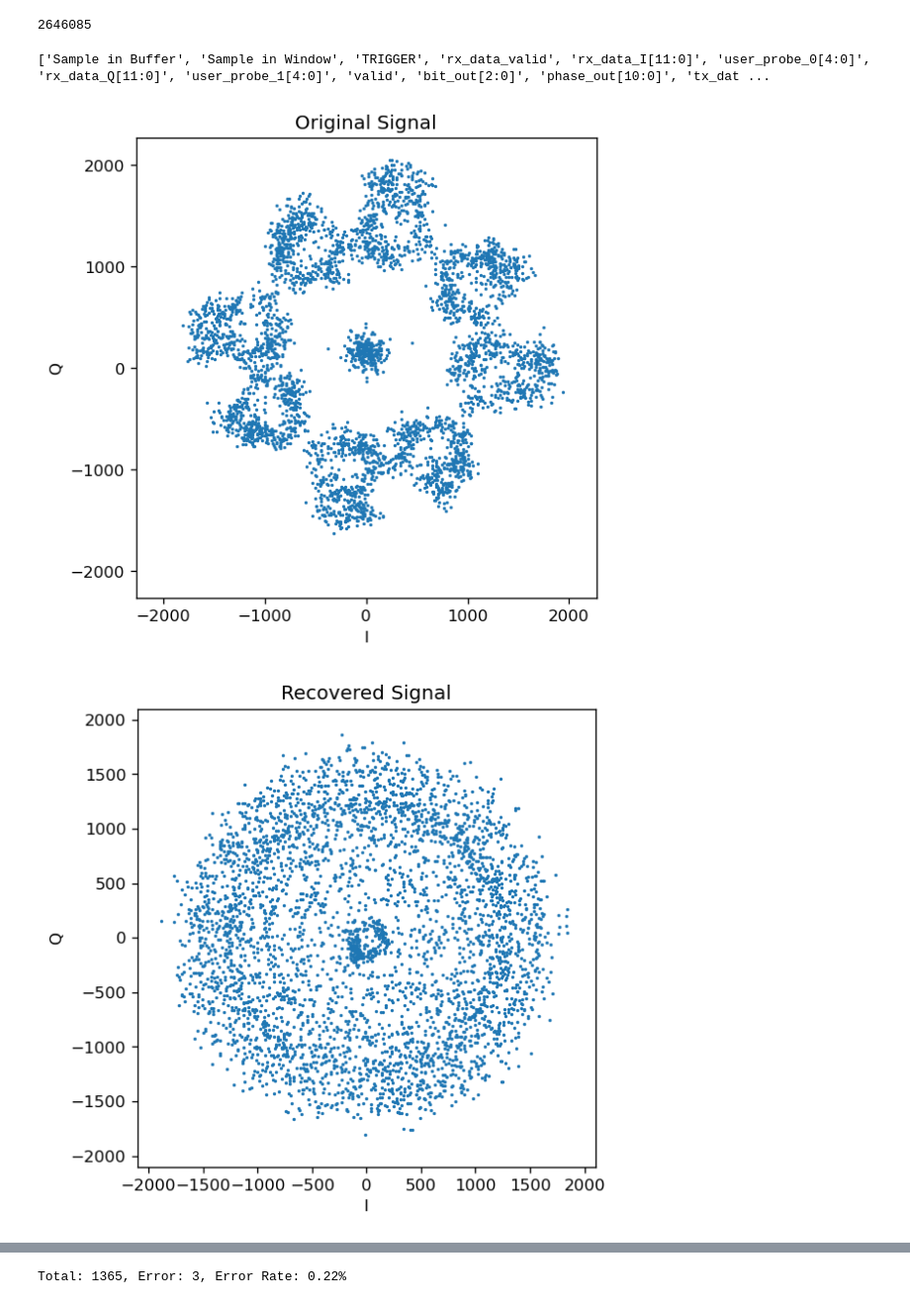
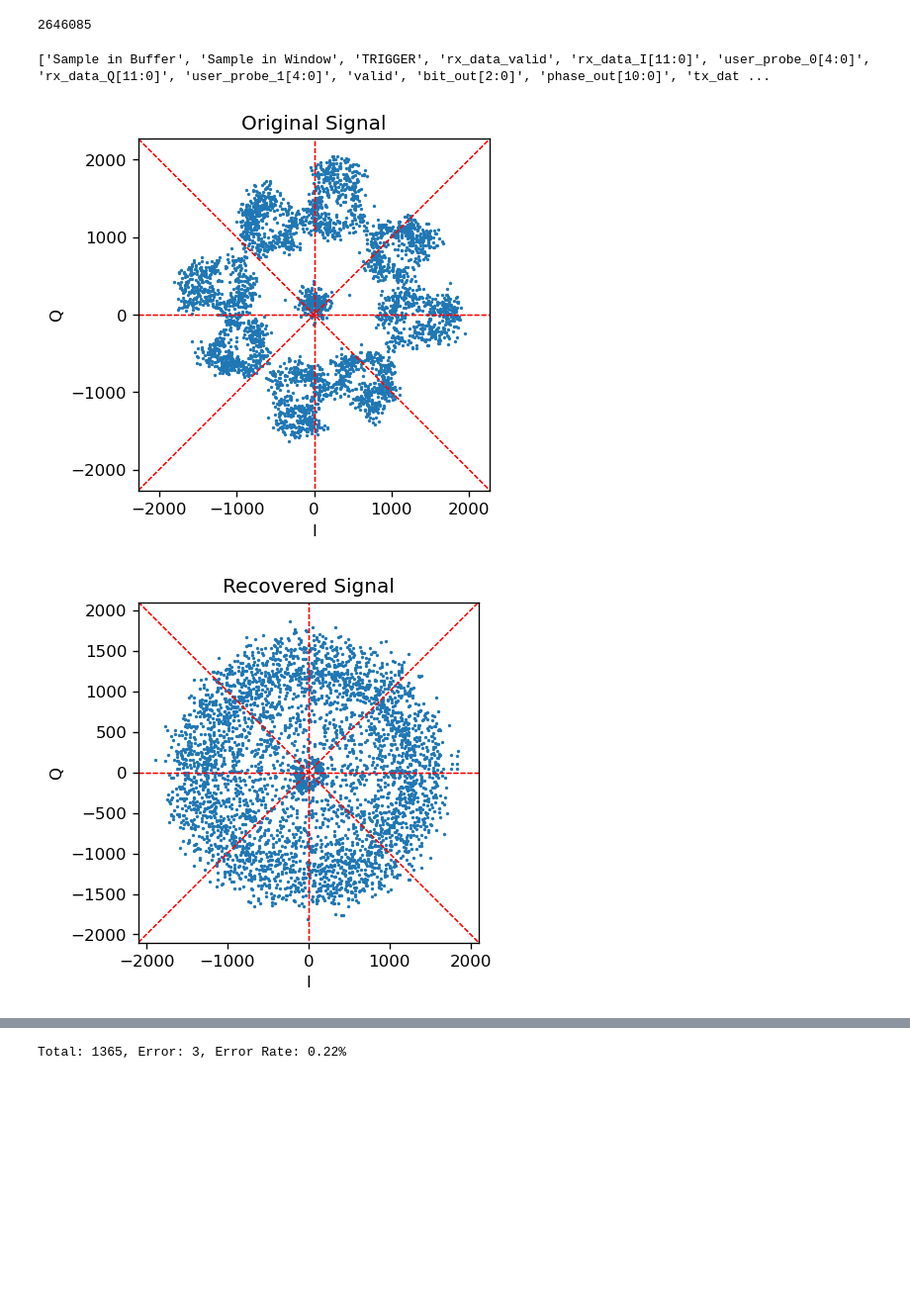
Before and after one commit to dasdasd12/gowin_ad9361, a Jupyter notebook: demod/数据生成与处理.ipynb, the cells around one changed output, grey strips where cells are left out. Shown: that part at 99% size. Drawn from its saved outputs; the diff is of its cells as text; code cells hidden in the pictures; blank space fills up the shorter version.

```diff
--- a/demod/数据生成与处理.ipynb
+++ b/demod/数据生成与处理.ipynb
@@ -7,7 +7,8 @@ import pandas as pd
 import numpy as np
 import matplotlib.pyplot as plt
 
-file_name = "iladata.csv"
+# file_name = "iladata.csv"
+file_name = "d:\Downloads\iladata.csv"
 df = pd.read_csv(file_name)
 
 print(df.columns.to_list())
@@ -49,41 +50,52 @@ real = df["rx_data_I[11:0]"]
 imag = df["rx_data_Q[11:0]"]
 
 def plot_star(signal, title="Star Diagram"):
-    fig, ax = plt.subplots(figsize=(5,5), dpi=120)
+    # return
+    fig, ax = plt.subplots(figsize=(4, 4), dpi=120)
     ax.plot(np.real(signal), np.imag(signal), ".", markersize=2)
 
     max_val = np.max(np.abs(signal)) * 1.1
     ax.set_xlim(-max_val, max_val)
     ax.set_ylim(-max_val, max_val)
     ax.set_xlabel("I")
     ax.set_ylabel("Q")
     ax.set_title(title)
 
     ax.set_aspect("equal", adjustable="box")  # ✅ 坐标轴固定1:1
 
     fig.tight_layout()
+
+    # 加上判决门限theta = 0 pi/4 pi/2 ...
+
+    M = 8
+    for m in range(M):
+        theta = 2 * np.pi * m / M
+        x = np.array([-max_val, max_val])
+        y = np.tan(theta) * x
+        ax.plot(x, y, 'r--', linewidth=0.8)
+
     plt.show()
 
 
 plot_star(real + 1j * imag, "Original Signal")
 real2 = df["out_i[11:0]"]
 imag2 = df["out_q[11:0]"]
 plot_star(real2 + 1j * imag2, "Recovered Signal")
 
 # 选取valid为1的点
 df_valid = df.where(df["valid"] == 1).dropna().reset_index(drop=True)
 real3 = df_valid["out_i[11:0]"]
 imag3 = df_valid["out_q[11:0]"]
 if len(real3) != 0:
     plot_star(real3 + 1j * imag3, "Recovered Signal with valid = 1")
 
 # 计算df['rx_data_I[11:0]']频谱
 plt.plot(np.log10(np.abs(np.fft.rfft(real + 1j*imag))))
 plt.show()
 # %% [output]
 ['Sample in Buffer', 'Sample in Window', 'TRIGGER', 'rx_data_valid', 'rx_data_I[11:0]', 'user_probe_0[4:0]', 'rx_data_Q[11:0]', 'user_probe_1[4:0]', 'valid', 'bit_out[2:0]', 'phase_out[10:0]', 'tx_dat ...
-[figure, old version]
+[figure, new version]
-[figure, old version]
+[figure, new version]
 [figure]
 # %%
 # error rate
```
Also changed, not shown: parts of 3 cells of this notebook.
